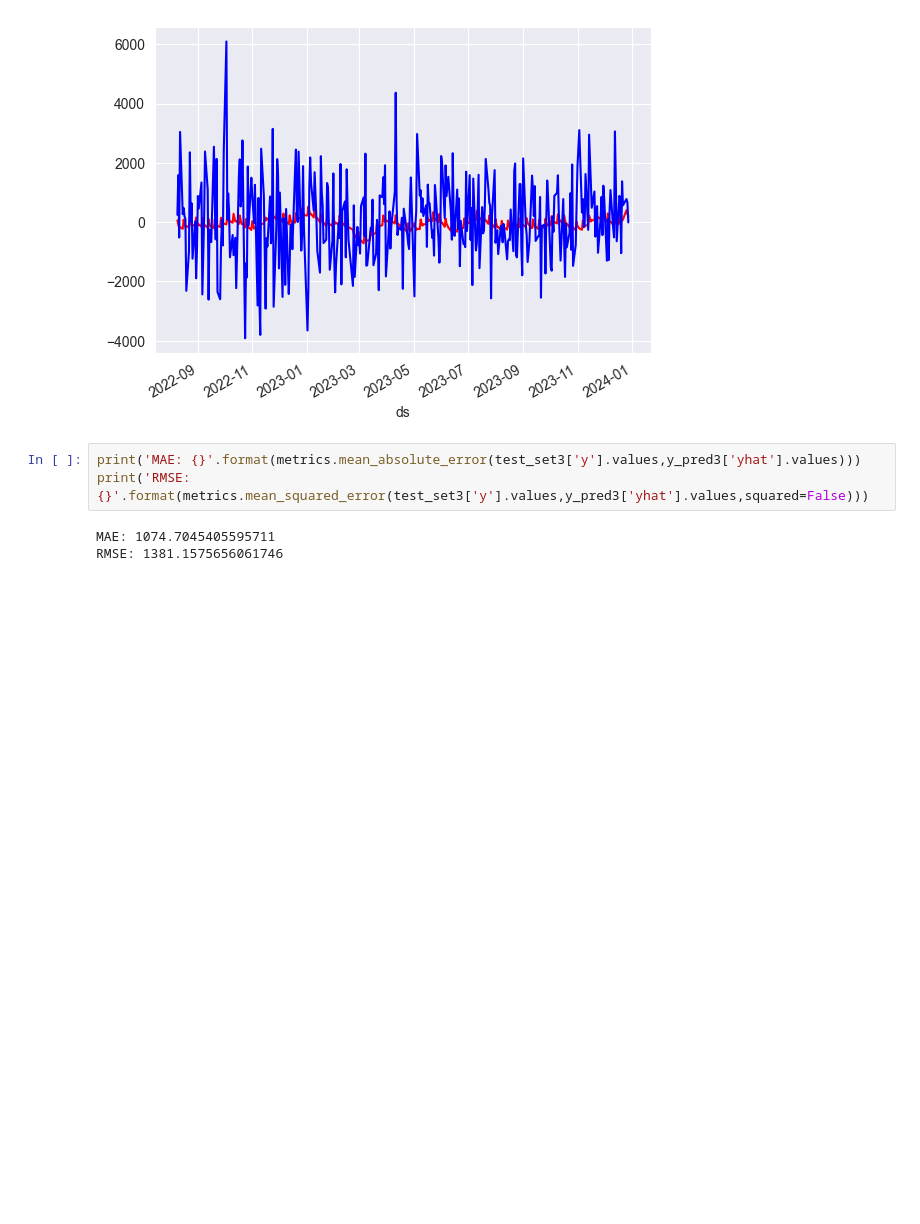
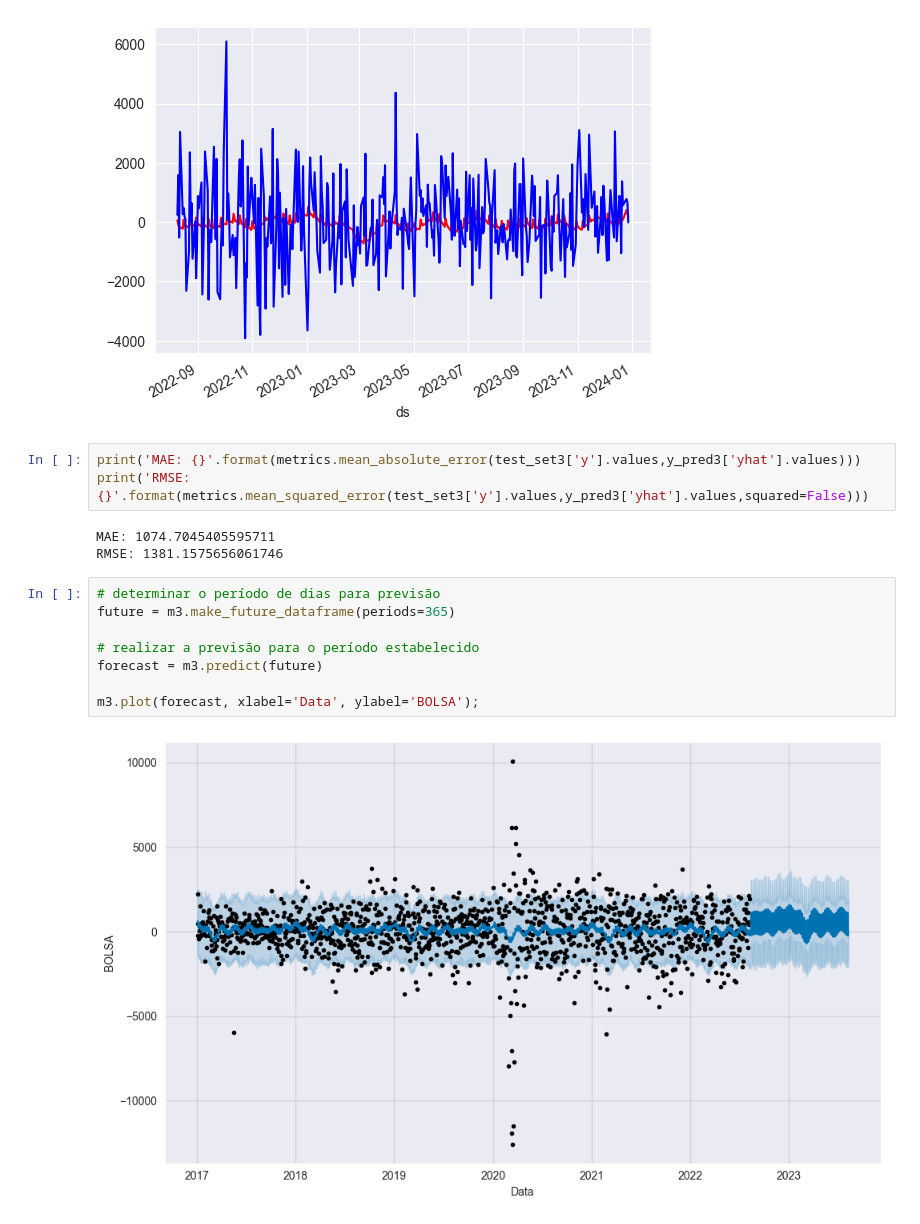
Before and after one commit to victorlamana/PosTech_DataAnalytics-Main, a Jupyter notebook: FASE2/TECH-CHALLENGE/ProphetModel.ipynb, the cells around one changed output. Saved outputs shown, nothing was run; the diff lists cells and outputs as text; blank space fills up the shorter version.

Commit message:
final prediction

```diff
--- a/FASE2/TECH-CHALLENGE/ProphetModel.ipynb
+++ b/FASE2/TECH-CHALLENGE/ProphetModel.ipynb
@@ -399,3 +399,13 @@ print('RMSE: {}'.format(metrics.mean_squared_error(test_set3['y'].values,y_pred3
 # %% [output]
 MAE: 1074.7045405595711
 RMSE: 1381.1575656061746
+# %%
+# determinar o período de dias para previsão
+future = m3.make_future_dataframe(periods=365)
+
+# realizar a previsão para o período estabelecido
+forecast = m3.predict(future)
+
+m3.plot(forecast, xlabel='Data', ylabel='BOLSA');
+# %% [output]
+[figure, added]
```
